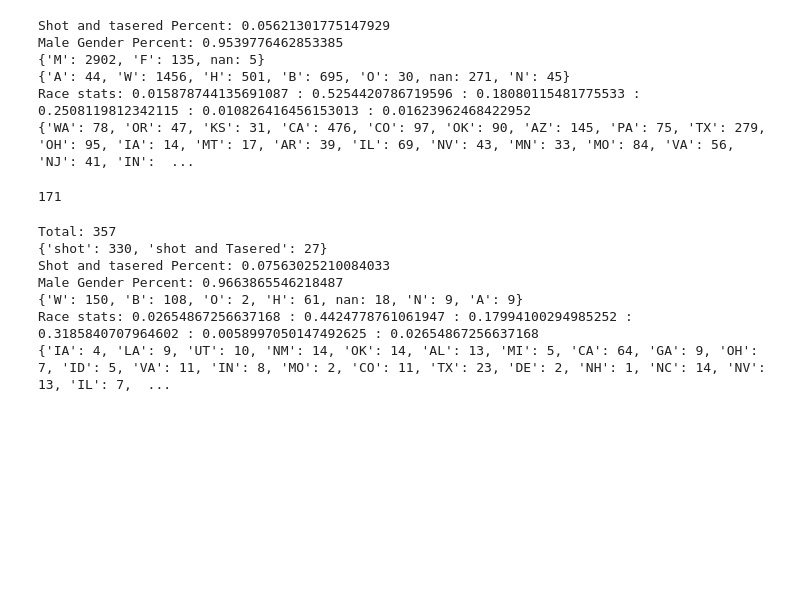
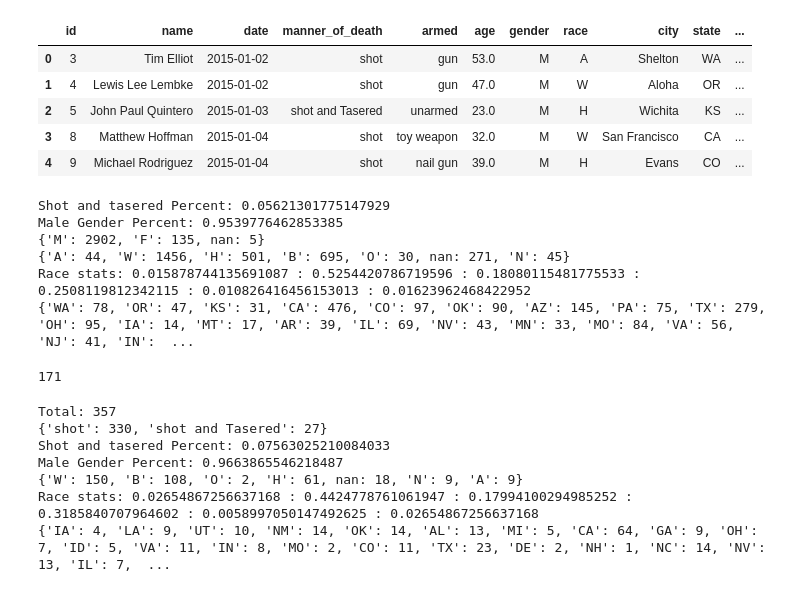
Before and after one commit to mpjimenez/KDD_Group_Project, a Jupyter notebook: Notebooks/Randomcal.ipynb, the cells around one changed output. Saved outputs shown, nothing was run; the diff lists cells and outputs as text; code cells hidden in the pictures; blank space fills up the shorter version.

Commit message:
new fatalFianl

```diff
--- a/Notebooks/Randomcal.ipynb
+++ b/Notebooks/Randomcal.ipynb
@@ -4,22 +4,30 @@ import pandas as pd
 import csv
 import numpy as np
 # %%
-df = pd.read_csv('../datasets/fatal.csv')
+df = pd.read_csv('../datasets/fatalFinal.csv')
 names = df.columns
 df = df.drop(names[0], axis=1)
-df["ageRange"] = 0
+df["ageRangeNumerical"] = 0
+df["mentalNumerical"] = 0
 # %%
 for index, row in df.iterrows():
     age = row[5]
     if age < 20 and age >= 0:
-        df.loc[index,"ageRange"] = "00-20"
+        df.loc[index,"ageRangeNumerical"] = 0
     elif age >= 20 and age < 30:
-        df.loc[index,"ageRange"] = "20-30"
+        df.loc[index,"ageRangeNumerical"] = 1
     elif age >= 30 and age < 40:
-        df.loc[index,"ageRange"] = "30-40"
+        df.loc[index,"ageRangeNumerical"] = 2
     elif age >= 40 and age < 50:
-        df.loc[index,"ageRange"] = "40-50"
+        df.loc[index,"ageRangeNumerical"] = 3
     elif age >= 50 and age < 60:
-        df.loc[index,"ageRange"] = "50-60"
+        df.loc[index,"ageRangeNumerical"] = 4
     elif age >= 60 and age < 99:
-        df.loc[index,"ageRange"] = "60-99"
+        df.loc[index,"ageRangeNumerical"] = 5
+# %%
+for index, row in df.iterrows():
+    boolean = row[10]
+    if boolean == True:
+        df.loc[index,"mentalNumerical"] = 1
+    else:
+        df.loc[index,"mentalNumerical"] = 0
@@ -26,3 +52,12 @@ for index, row in df.iterrows():
+# %%
+df.head()
+# %% [output]
+|  | id | name | date | manner_of_death | armed | age | gender | race | city | state | ... |
+| 0 | 3 | Tim Elliot | 2015-01-02 | shot | gun | 53.0 | M | A | Shelton | WA | ... |
+| 1 | 4 | Lewis Lee Lembke | 2015-01-02 | shot | gun | 47.0 | M | W | Aloha | OR | ... |
+| 2 | 5 | John Paul Quintero | 2015-01-03 | shot and Tasered | unarmed | 23.0 | M | H | Wichita | KS | ... |
+| 3 | 8 | Matthew Hoffman | 2015-01-04 | shot | toy weapon | 32.0 | M | W | San Francisco | CA | ... |
+| 4 | 9 | Michael Rodriguez | 2015-01-04 | shot | nail gun | 39.0 | M | H | Evans | CO | ... |
 # %%
 df.to_csv('../datasets/fatalFinal.csv')
 # %%
```
Also changed, not shown: parts of 1 cell of this notebook, 1 other file.
